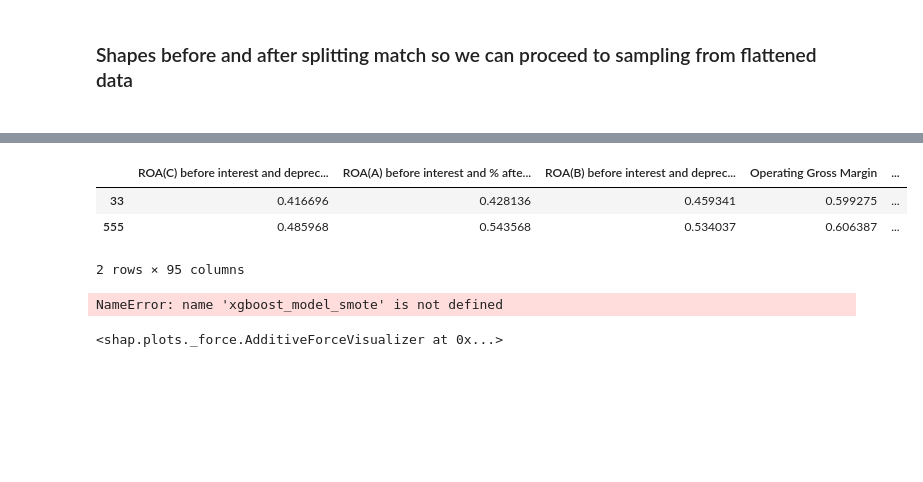
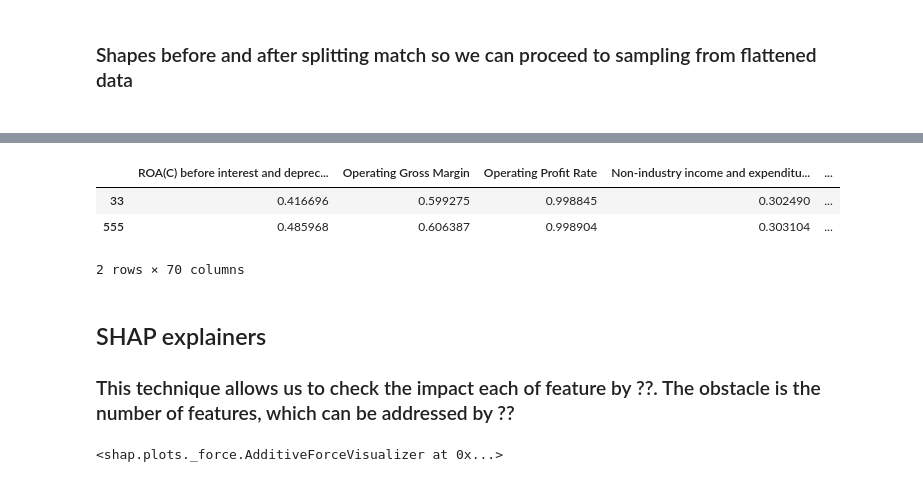
Before and after one commit to kora11e/XAI-Bankrupcy-Prediction-and-Explanation-with-XGBoost-Project, a Jupyter notebook: main.ipynb, the cells around one changed output, grey strips where cells are left out. Saved outputs shown, nothing was run; the diff lists cells and outputs as text; code cells hidden in the pictures; blank space fills up the shorter version.

```diff
--- a/main.ipynb
+++ b/main.ipynb
@@ -261,6 +258,7 @@ Pipeline(steps=[('clf',
 # %%
+#search space for different parameters
 search_space = {
-    'clf__max_depth': Integer(2,8),
+    'clf__max_depth': Integer(2,20),
     'clf__learning_rate': Real(0.001, 1.0, prior='log-uniform'),
     'clf__subsample': Real(0.5, 1.0),
     'clf__colsample_bytree': Real(0.5, 1.0),
@@ -269,8 +267,9 @@ search_space = {
     'clf__reg_alpha': Real(0.0, 10.0),
     'clf__reg_lambda': Real(0.0, 10.0),
     'clf__gamma': Real(0.0, 10.0)
+    #add more if necessary
 }
 
-opt = BayesSearchCV(pipeline, search_space, cv=5, n_iter=2, scoring='roc_auc', random_state=42)
-opt_smote = BayesSearchCV(pipeline, search_space, cv=5, n_iter=100, scoring='roc_auc', random_state=42)
+opt = BayesSearchCV(pipeline, search_space, cv=8, n_iter=50, scoring='roc_auc', random_state=42)
+opt_smote = BayesSearchCV(pipeline, search_space, cv=8, n_iter=50, scoring='roc_auc', random_state=42)
 # %%
@@ -454,24 +540,27 @@ shap.initjs()
 # %%
 X_train = scaler.inverse_transform(X_train)
 
 X_train = pd.DataFrame(X_train)
+
 sampled_data = X_train.sample(100, random_state=42)
 sampled_data.set_axis(col_names, axis=1,inplace=True)
+X_train.set_axis(col_names, axis=1,inplace=True)
 
 sampled_data.head(2)
 # %% [output]
-|  | ROA(C) before interest and deprec... | ROA(A) before interest and % afte... | ROA(B) before interest and deprec... | Operating Gross Margin | ... |
-| 33 | 0.416696 | 0.428136 | 0.459341 | 0.599275 | ... |
-| 555 | 0.485968 | 0.543568 | 0.534037 | 0.606387 | ... |
+|  | ROA(C) before interest and deprec... | Operating Gross Margin | Operating Profit Rate | Non-industry income and expenditu... | ... |
+| 33 | 0.416696 | 0.599275 | 0.998845 | 0.302490 | ... |
+| 555 | 0.485968 | 0.606387 | 0.998904 | 0.303104 | ... |
-2 rows × 95 columns
+2 rows × 70 columns
 # %%
 explainer = shap.TreeExplainer(xgboost_model)
 shap_values = explainer.shap_values(sampled_data)
 # %%
-explainer_smote = shap.TreeExplainer(xgboost_model_smote)
-shap_values_smote = explainer.shap_values(sampled_data_smote)
+#explainer_smote = shap.TreeExplainer(xgboost_model_smote)
+#shap_values_smote = explainer.shap_values(sampled_data_smote)
-# %% [output]
-NameError: name 'xgboost_model_smote' is not defined
+# %% [markdown]
+<h2>SHAP explainers</h2>
+<h3>This technique allows us to check the impact each of feature by ??. The obstacle is the number of features, which can be addressed by ??</h3>
 # %%
 shap.force_plot(explainer.expected_value, shap_values[0,:], sampled_data.iloc[0,:])
 # %% [output]
```
Also changed, not shown: parts of 69 cells of this notebook.
